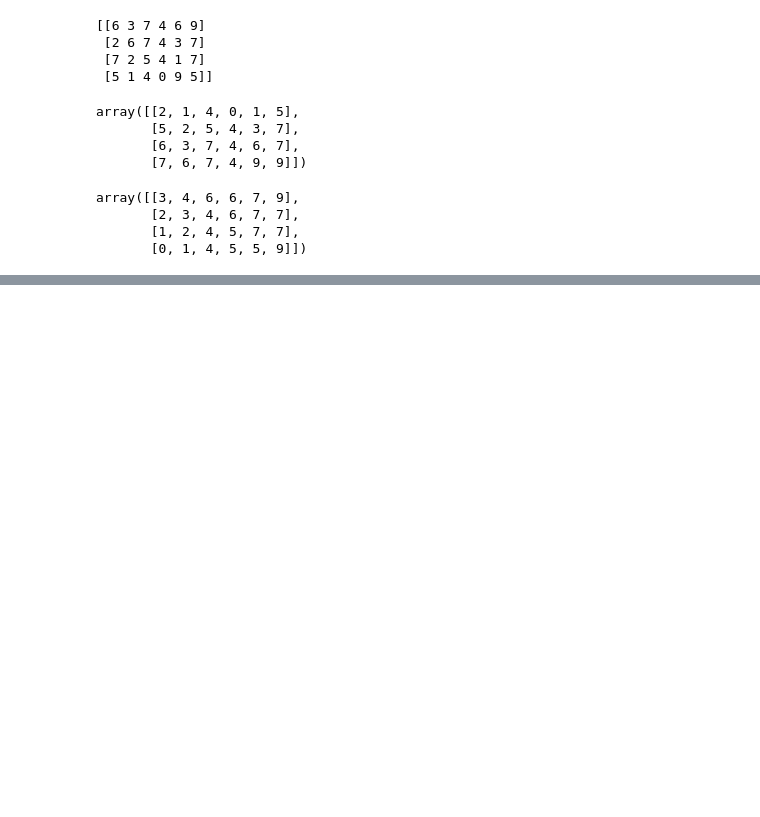
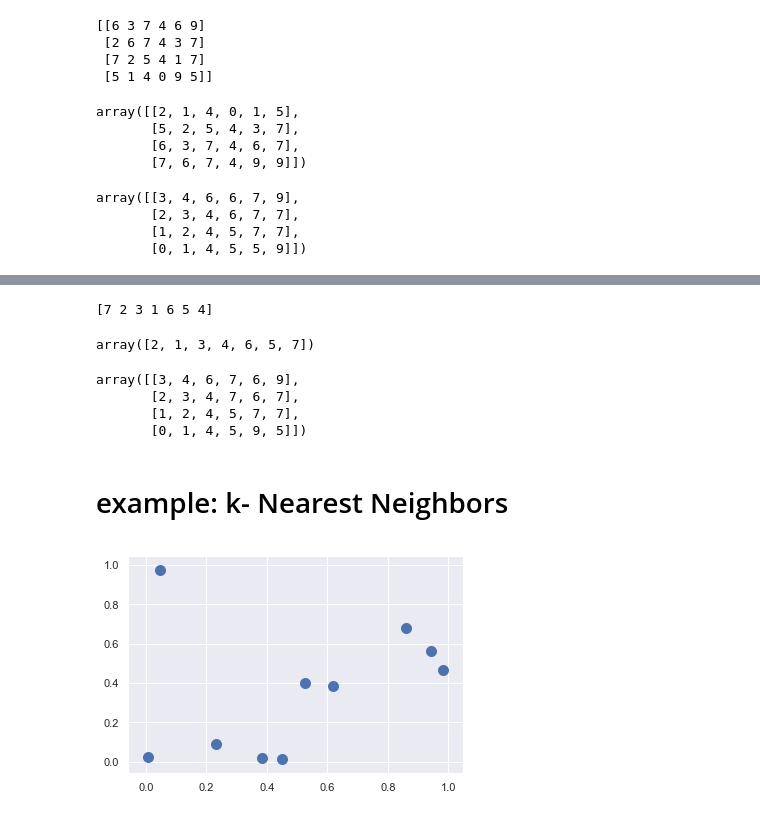
Before and after one commit to davejscott/PythonDataScience, a Jupyter notebook: SimpleNumpyPracticeandCalls.ipynb, the cells around one changed output, grey strips where cells are left out. Cells and saved outputs as stored; diff of their text form; code cells hidden in the pictures; blank space fills up the shorter version.

```diff
--- a/SimpleNumpyPracticeandCalls.ipynb
+++ b/SimpleNumpyPracticeandCalls.ipynb
@@ -1678,0 +1681,24 @@ array([[3, 4, 6, 6, 7, 9],
+# %%
+x = np.array([7, 2, 3, 1, 6, 5, 4])
+print(x)
+# %% [output]
+[7 2 3 1 6 5 4]
+# %%
+np.partition(x, 3)
+# %% [output]
+array([2, 1, 3, 4, 6, 5, 7])
+# %%
+np.partition(X, 2, axis=1)
+# %% [output]
+array([[3, 4, 6, 7, 6, 9],
+       [2, 3, 4, 7, 6, 7],
+       [1, 2, 4, 5, 7, 7],
+       [0, 1, 4, 5, 9, 5]])
+# %% [markdown]
+# example: k- Nearest Neighbors
+# %%
+X = rand.rand(10, 2)
+# %%
+plt.scatter(X[:, 0], X[:, 1], s=100);
+# %% [output]
+[figure, added]
```
Also changed, not shown: parts of 30 cells of this notebook, 1 other file.
